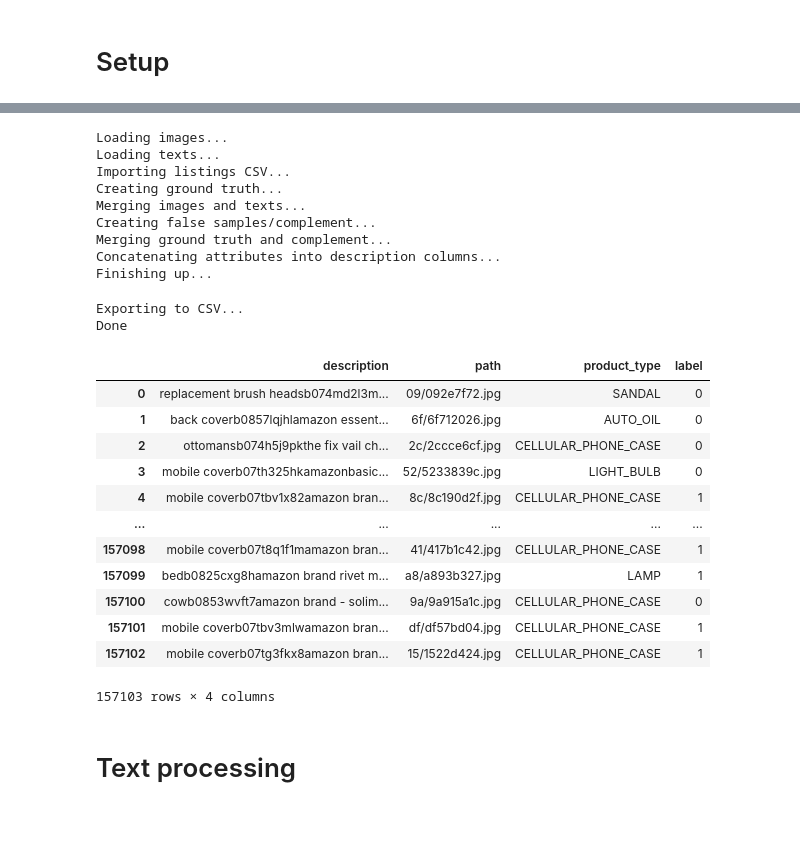
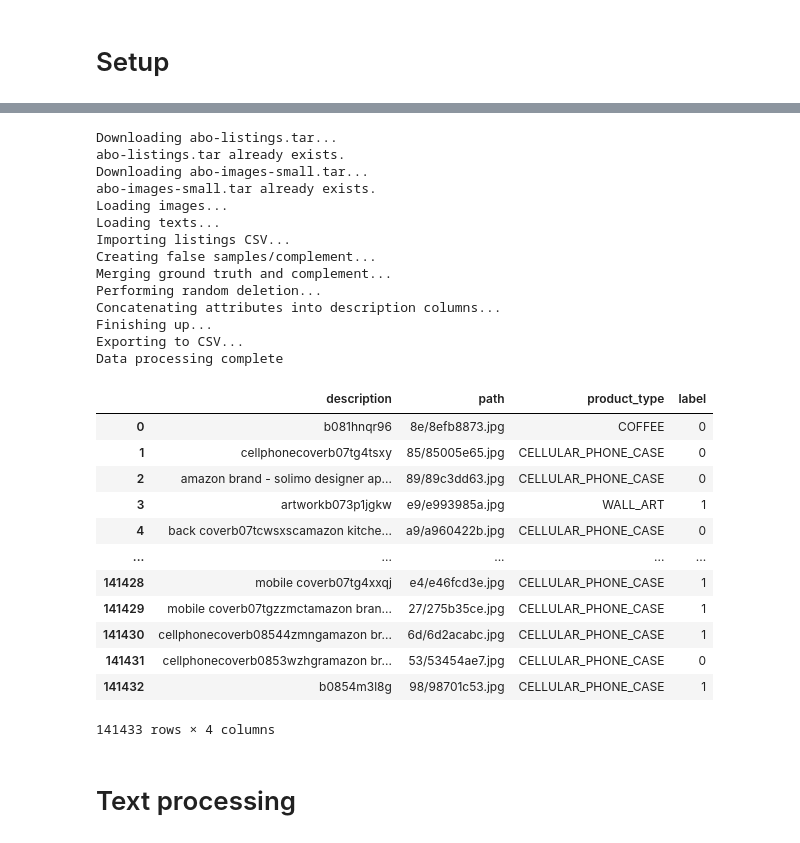
Before and after one commit to slacrum/multimodal_product_matching, a Jupyter notebook: experiments_mnn_em.ipynb, the cells around one changed output, grey strips where cells are left out. Saved outputs shown, nothing was run; the diff lists cells and outputs as text; code cells hidden in the pictures.

Commit message:
offload data processing into separate class to create a custom dataset, one must first inherit from data_loaders.Dataset. Use ABO class as further reference

```diff
--- a/experiments_mnn_em.ipynb
+++ b/experiments_mnn_em.ipynb
@@ -34,36 +29,44 @@ Done
-# %%
-preprocess_data(config["data"]["path"], alt_augment=False, random_deletion=False)
-# %% [output]
-Loading images...
-Loading texts...
-Importing listings CSV...
-Creating ground truth...
-Merging images and texts...
-Creating false samples/complement...
-Merging ground truth and complement...
-Concatenating attributes into description columns...
-Finishing up...
-Exporting to CSV...
-Done
 # %%
-data = pd.read_csv(os.path.join(config["data"]["path"], "data.csv"))
-data = data.drop({"Unnamed: 0"}, axis=1)
+data = ABO(
+    path=config["data"]["path"],
+    extract=False,
+    alt_augment=False,
+    random_deletion=True,
+    export_csv=True).data
+
+# data = pd.read_csv(os.path.join(config["data"]["path"], "data.csv"))
+# data = data.drop({"Unnamed: 0"}, axis=1)
+
 data = data[['description', 'path', 'product_type', 'label']]
 data
 # %% [output]
+Downloading abo-listings.tar...
+abo-listings.tar already exists.
+Downloading abo-images-small.tar...
+abo-images-small.tar already exists.
+Loading images...
+Loading texts...
+Importing listings CSV...
+Creating false samples/complement...
+Merging ground truth and complement...
+Performing random deletion...
+Concatenating attributes into description columns...
+Finishing up...
+Exporting to CSV...
+Data processing complete
 |  | description | path | product_type | label |
-| 0 | replacement brush headsb074md2l3m... | 09/092e7f72.jpg | SANDAL | 0 |
-| 1 | back coverb0857lqjhlamazon essent... | 6f/6f712026.jpg | AUTO_OIL | 0 |
-| 2 | ottomansb074h5j9pkthe fix vail ch... | 2c/2ccce6cf.jpg | CELLULAR_PHONE_CASE | 0 |
-| 3 | mobile coverb07th325hkamazonbasic... | 52/5233839c.jpg | LIGHT_BULB | 0 |
-| 4 | mobile coverb07tbv1x82amazon bran... | 8c/8c190d2f.jpg | CELLULAR_PHONE_CASE | 1 |
+| 0 | b081hnqr96 | 8e/8efb8873.jpg | COFFEE | 0 |
+| 1 | cellphonecoverb07tg4tsxy | 85/85005e65.jpg | CELLULAR_PHONE_CASE | 0 |
+| 2 | amazon brand - solimo designer ap... | 89/89c3dd63.jpg | CELLULAR_PHONE_CASE | 0 |
+| 3 | artworkb073p1jgkw | e9/e993985a.jpg | WALL_ART | 1 |
+| 4 | back coverb07tcwsxscamazon kitche... | a9/a960422b.jpg | CELLULAR_PHONE_CASE | 0 |
 | ... | ... | ... | ... | ... |
-| 157098 | mobile coverb07t8q1f1mamazon bran... | 41/417b1c42.jpg | CELLULAR_PHONE_CASE | 1 |
-| 157099 | bedb0825cxg8hamazon brand rivet m... | a8/a893b327.jpg | LAMP | 1 |
-| 157100 | cowb0853wvft7amazon brand - solim... | 9a/9a915a1c.jpg | CELLULAR_PHONE_CASE | 0 |
-| 157101 | mobile coverb07tbv3mlwamazon bran... | df/df57bd04.jpg | CELLULAR_PHONE_CASE | 1 |
-| 157102 | mobile coverb07tg3fkx8amazon bran... | 15/1522d424.jpg | CELLULAR_PHONE_CASE | 1 |
+| 141428 | mobile coverb07tg4xxqj | e4/e46fcd3e.jpg | CELLULAR_PHONE_CASE | 1 |
+| 141429 | mobile coverb07tgzzmctamazon bran... | 27/275b35ce.jpg | CELLULAR_PHONE_CASE | 1 |
+| 141430 | cellphonecoverb08544zmngamazon br... | 6d/6d2acabc.jpg | CELLULAR_PHONE_CASE | 1 |
+| 141431 | cellphonecoverb0853wzhgramazon br... | 53/53454ae7.jpg | CELLULAR_PHONE_CASE | 0 |
+| 141432 | b0854m3l8g | 98/98701c53.jpg | CELLULAR_PHONE_CASE | 1 |
-157103 rows × 4 columns
+141433 rows × 4 columns
 # %%
 img = data[["path"]] # two brackets for keeping the column name
 text = data["description"]
```
Also changed, not shown: parts of 7 cells of this notebook, 3 other files.
